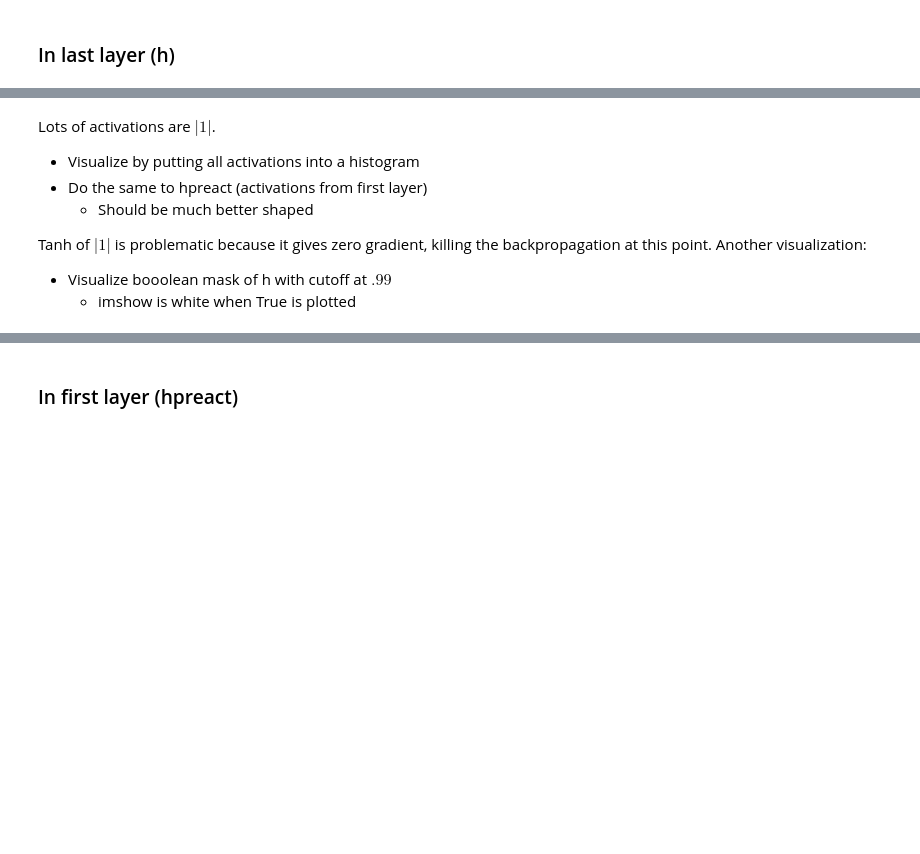
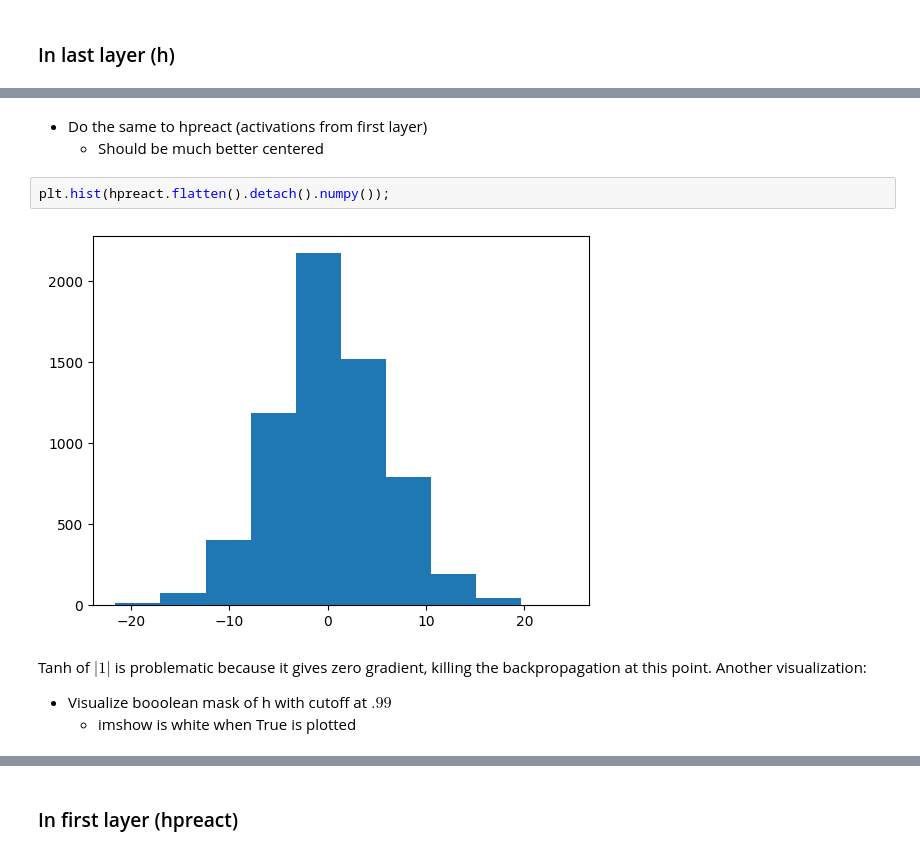
Before and after one commit to omlnaut/nn_zero_to_hero, a Jupyter notebook: nbs/04_activations_and_gradients.ipynb, the cells around one changed output, grey strips where cells are left out. Saved outputs shown, nothing was run; the diff lists cells and outputs as text; blank space fills up the shorter version.

Commit message:
notes up to first half of makemore #3

```diff
--- a/nbs/04_activations_and_gradients.ipynb
+++ b/nbs/04_activations_and_gradients.ipynb
@@ -179,8 +242,11 @@ The initial loss is way to high. Since the model does not know anything about ch
+# %% [markdown]
+- Do the same to hpreact (activations from first layer)
+  - Should be much better centered
+# %%
+plt.hist(hpreact.flatten().detach().numpy());
+# %% [output]
+[figure, added]
 # %% [markdown]
-Lots of activations are $|1|$.
-- Visualize by putting all activations into a histogram
-- Do the same to hpreact (activations from first layer)
-  - Should be much better shaped
 
 Tanh of $|1|$ is problematic because it gives zero gradient, killing the backpropagation at this point.
 Another visualization:
```
Also changed, not shown: parts of 25 cells of this notebook.
